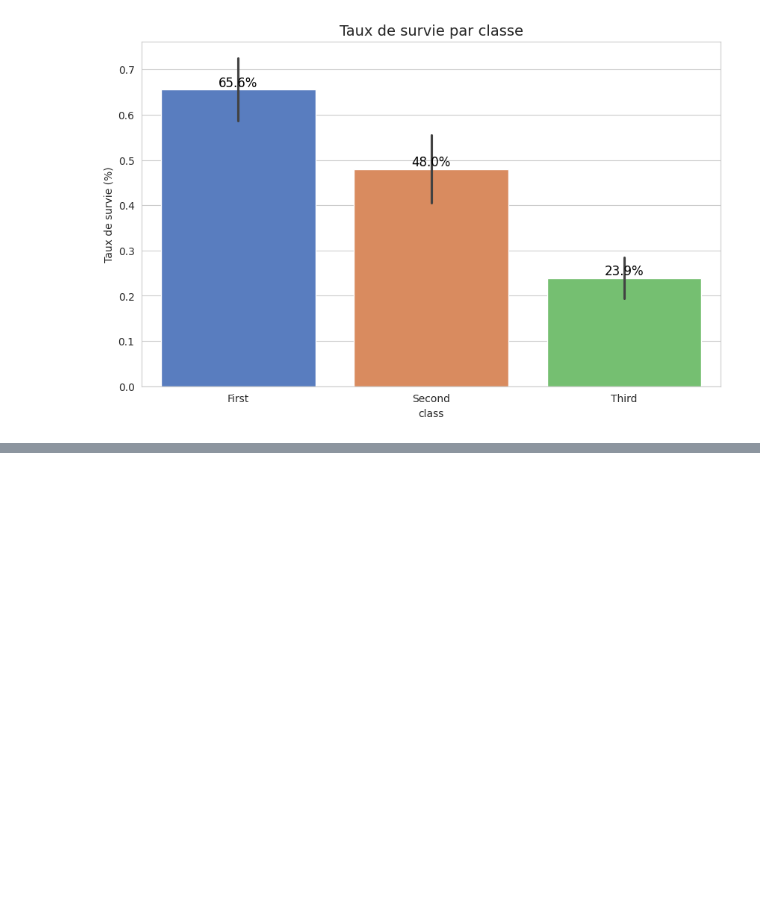
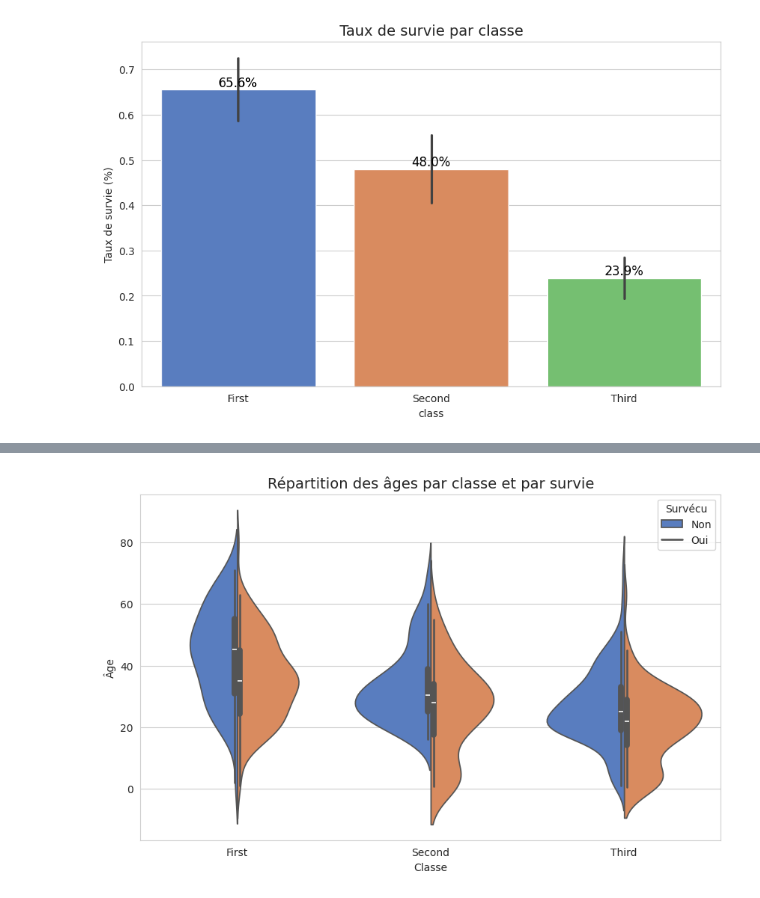
Before and after one commit to Badu1230/Badu1230, a Jupyter notebook: Titanic_Seaborn.ipynb, the cells around one changed output, grey strips where cells are left out. Drawn from its saved outputs; the diff is of its cells as text; code cells hidden in the pictures; blank space fills up the shorter version.

```diff
--- a/Titanic_Seaborn.ipynb
+++ b/Titanic_Seaborn.ipynb
@@ -72,0 +81,12 @@ plt.show()
+# %%
+#Visualiser la distribution de l’âge pour chaque classe et survivant/non-survivant.
+# L’option split=True permet de comparer les survivants vs non-survivants en divisant les violons.
+plt.figure(figsize=(10, 6))
+sns.violinplot(x='class', y='age', hue='survived', data=df, split=True, palette="muted")
+plt.title("Répartition des âges par classe et par survie", fontsize=14)
+plt.xlabel("Classe")
+plt.ylabel("Âge")
+plt.legend(title="Survécu", labels=["Non", "Oui"])
+plt.show()
+# %% [output]
+[figure, added]
```
Also changed, not shown: parts of 1 cell of this notebook.
